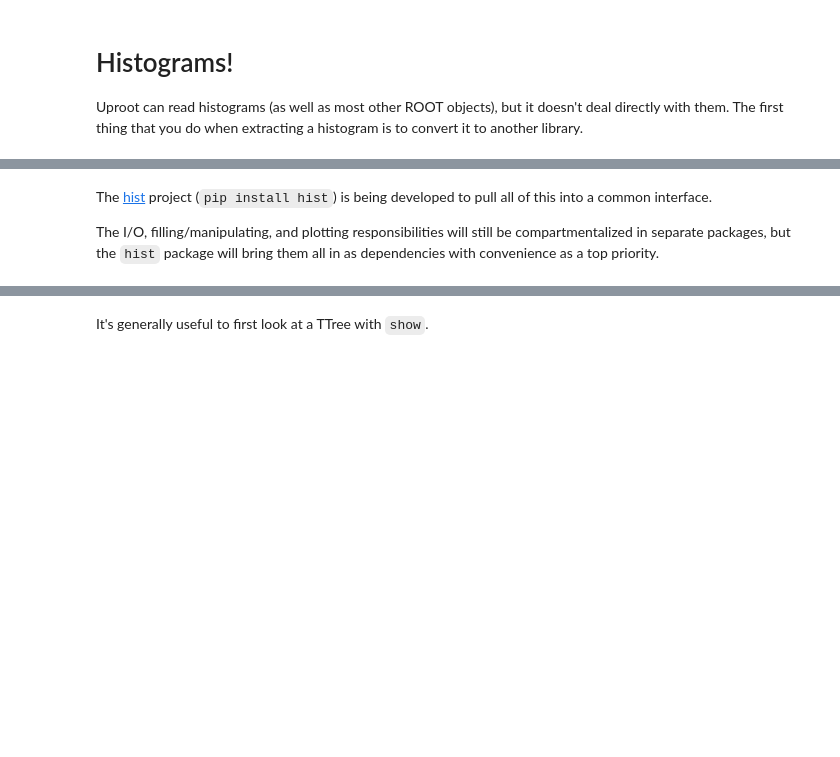
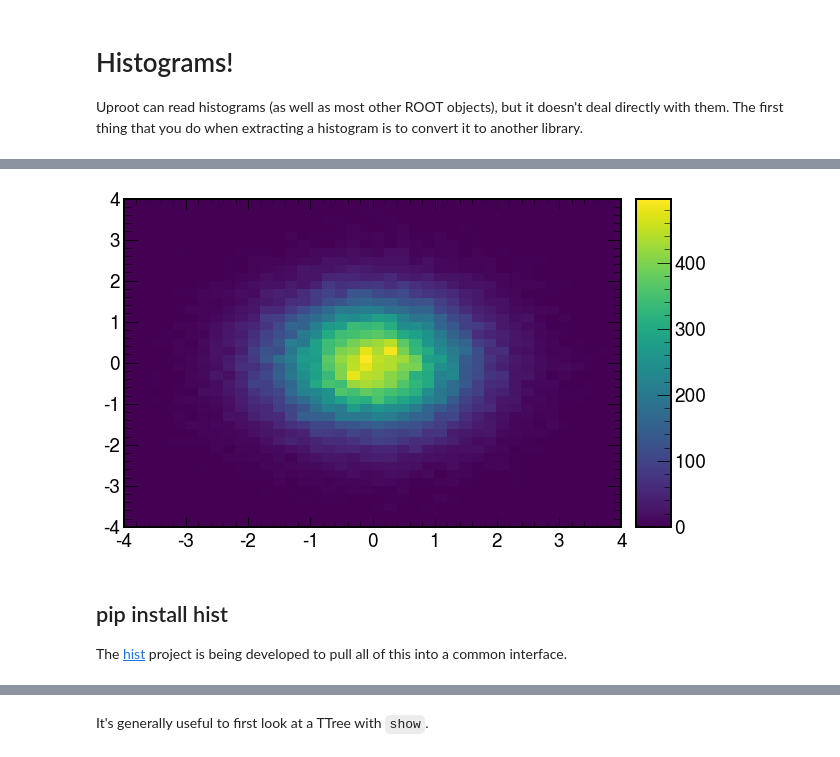
Before and after one commit to jpivarski-talks/2020-07-13-pyhep2020-tutorial, a Jupyter notebook: tutorial.ipynb, the cells around one changed output, grey strips where cells are left out. Drawn from its saved outputs; the diff is of its cells as text; code cells hidden in the pictures; blank space fills up the shorter version.

Commit message:
Added 'hist' examples.

```diff
--- a/tutorial.ipynb
+++ b/tutorial.ipynb
@@ -220,6 +231,8 @@ mplhep.atlas.label()
 # %%
-mplhep.hist2dplot(*histograms["hpxpy"].bh.to_numpy())
+mplhep.hist2dplot(*histograms["hpxpy"].to_numpy(flow=False));
+# %% [output]
+[figure, added]
 # %% [markdown]
-The [hist](https://github.com/scikit-hep/hist) project (`pip install hist`) is being developed to pull all of this into a common interface.
+## pip install hist
 
-The I/O, filling/manipulating, and plotting responsibilities will still be compartmentalized in separate packages, but the `hist` package will bring them all in as dependencies with convenience as a top priority.
+The [hist](https://github.com/scikit-hep/hist) project is being developed to pull all of this into a common interface.
```
Also changed, not shown: parts of 11 cells of this notebook.
